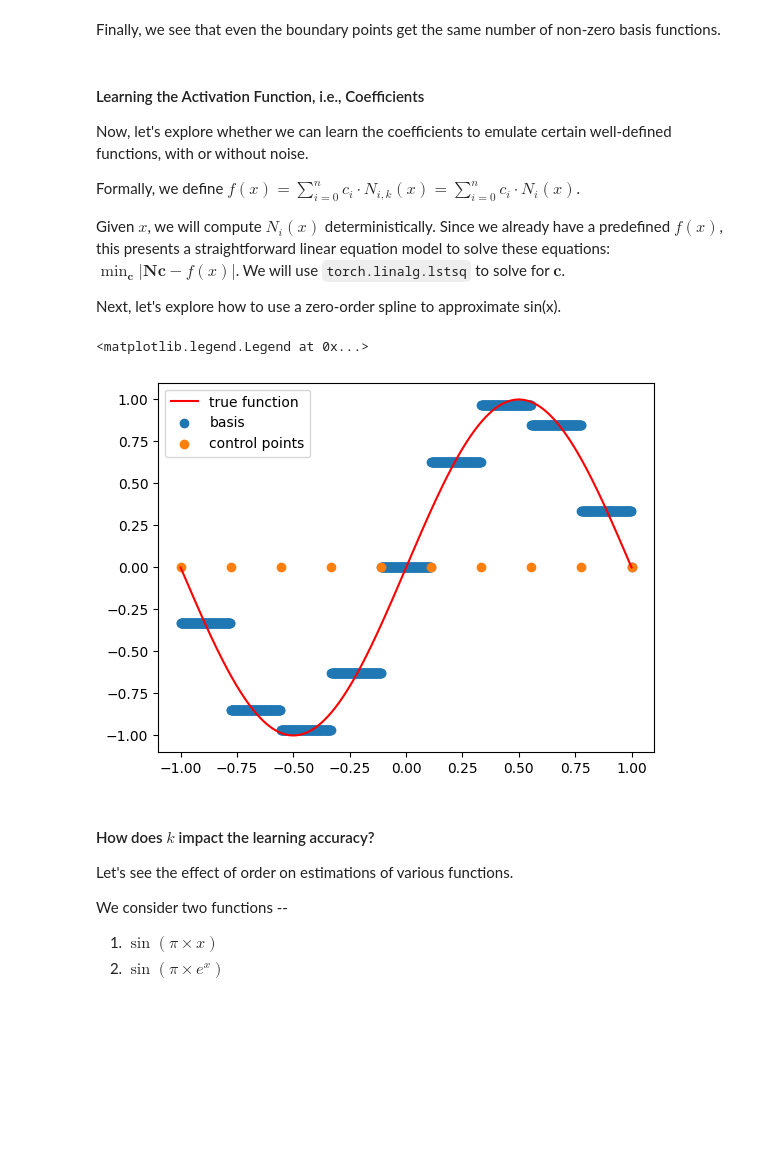
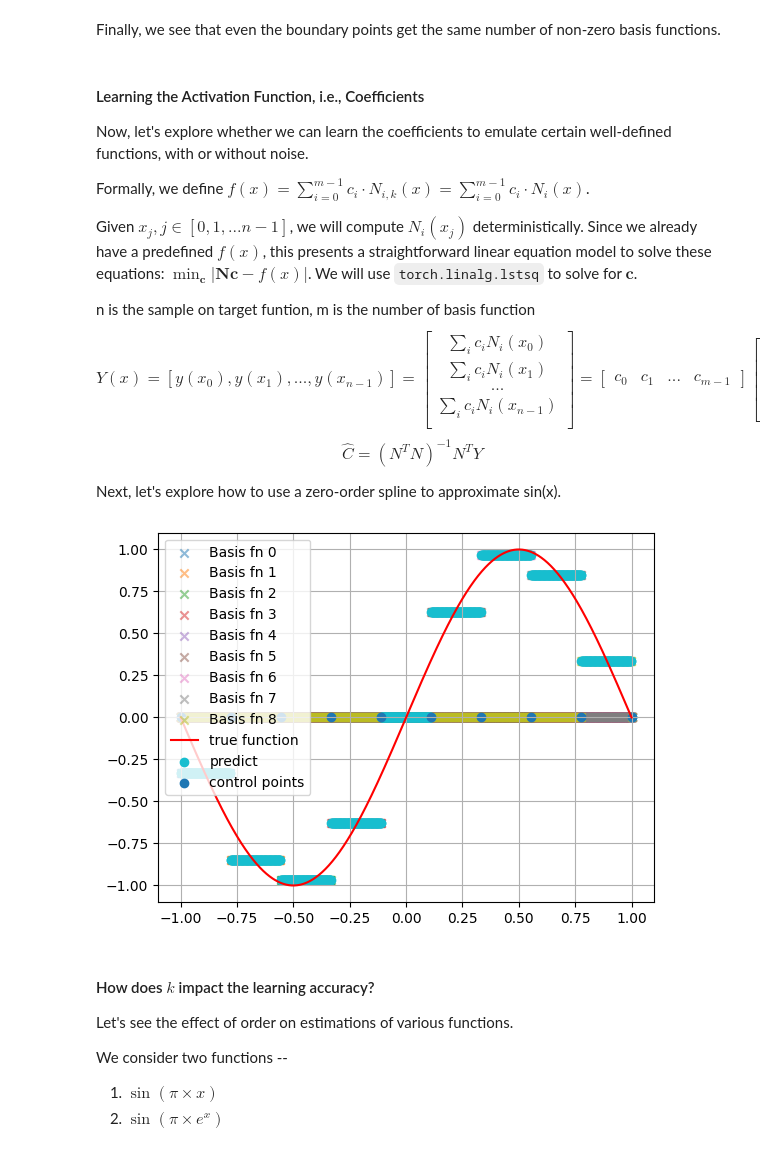
Before and after one commit to HsiuWen/SciML_PPP, a Jupyter notebook: KAN_Bsplines.ipynb, the cells around one changed output. Saved outputs shown, nothing was run; the diff lists cells and outputs as text; code cells hidden in the pictures; blank space fills up the shorter version.

Commit message:
solve bugs and improve the math

```diff
--- a/KAN_Bsplines.ipynb
+++ b/KAN_Bsplines.ipynb
@@ -193,7 +196,7 @@ def extend_grid(grid, k):
 
     return grid
 # %%
-def eval_basis_functions(x_eval, grid, k, extend_on='true'):
+def eval_basis_functions(x_eval, grid, k):
     """
     Returns the value of basis functions defiend for order-k splines and control points defined in `grid`.
 
@@ -201,20 +204,16 @@ def eval_basis_functions(x_eval, grid, k, extend_on='true'):
         x_eval: number of samples x number of dimensions
         grid: number of splines x number of control points
         k (scalar): order of spline
-        extend_on: turn on extened grid function
 
     Returns:
         bases: number of samples x number of dimensions x number of basis functions
+        grid_: number of splines x number of control points
     """
 
-
-    if extend_on:
-        grid_ = extend_grid(grid, k)
-    else:
-        grid_ = grid
+    grid_ = extend_grid(grid, k)
 
     # Reshape so that each x can be compared to each control point
-    grid_ = grid.unsqueeze(dim=2)
+    grid_ = grid_.unsqueeze(dim=2)
     x_ = x_eval.unsqueeze(dim=1)
 
     for idx in range(k+1):
@@ -226,7 +225,7 @@ def eval_basis_functions(x_eval, grid, k, extend_on='true'):
             bases = bases1 + bases2
 
 
-    return bases.transpose(1, 2) * 1.0, grid_
+    return bases.transpose(1, 2) * 1.0
 # %%
 grid = torch.linspace(-1, 1, steps=10)
 x = torch.linspace(-1, 1, steps=1000) # we take the entire domain to plot the basis function as a function of x
@@ -235,13 +234,13 @@ x = torch.linspace(-1, 1, steps=1000) # we take the entire domain to plot the ba
 grid_ = grid.unsqueeze(dim=0)
 x_ = x.unsqueeze(dim=1)
 
-value1, grid_ex1 = eval_basis_functions(x_, grid_, k=0)
+value1= eval_basis_functions(x_, grid_, k=0)
 
-value2,grid_ex2 = eval_basis_functions(x_, grid_, k=1)
+value2= eval_basis_functions(x_, grid_, k=1)
 
-value3,grid_ex3 = eval_basis_functions(x_, grid_, k=2)
+value3= eval_basis_functions(x_, grid_, k=2)
 
-value4,grid_ex4 = eval_basis_functions(x_, grid_, k=3)
+value4= eval_basis_functions(x_, grid_, k=3)
 
 print(f"k=0, number of basis functions: {value1.shape[-1]}")
 print(f"k=1, number of basis functions: {value2.shape[-1]}")
@@ -276,24 +275,59 @@ Finally, we see that even the boundary points get the same number of non-zero ba
 
 Now, let's explore whether we can learn the coefficients to emulate certain well-defined functions, with or without noise.
 
-Formally, we define $ f(x) = \sum_{i=0}^{n} c_i \cdot N_{i, k}(x) = \sum_{i=0}^{n} c_i \cdot N_i(x) $.
+Formally, we define $ f(x) = \sum_{i=0}^{m-1} c_i \cdot N_{i, k}(x) = \sum_{i=0}^{m-1} c_i \cdot N_i(x) $.
 
-Given $ x $, we will compute $ N_i(x) $ deterministically. Since we already have a predefined $ f(x) $, this presents a straightforward linear equation model to solve these equations: $ \min_{\mathbf{c}} |\mathbf{Nc} - f(x)| $. We will use `torch.linalg.lstsq` to solve for $ \mathbf{c} $.
+Given $ x_{j}, j \in [0,1,...n-1] $, we will compute $ N_i(x_{j}) $ deterministically. Since we already have a predefined $ f(x) $, this presents a straightforward linear equation model to solve these equations: $ \min_{\mathbf{c}} |\mathbf{Nc} - f(x)| $. We will use `torch.linalg.lstsq` to solve for $ \mathbf{c} $.
+
+n is the sample on target funtion, m is the number of basis function
+$$
+Y(x)=[y(x_{0}),y(x_{1}),...,y(x_{n-1})]=
+   {
+    \begin{bmatrix}
+    \sum_{i}c_{i}N_{i}(x_{0}) \\
+    \sum_{i}c_{i}N_{i}(x_{1})\\
+    ... \\
+    \sum_{i}c_{i}N_{i}(x_{n-1})\\
+    \end{bmatrix}=
+    \begin{bmatrix}
+    c_{0} & c_{1} & ... & c_{m-1}
+    \end{bmatrix}
+    \begin{bmatrix}
+    N_{0}(x_{0}) & N_{0}(x_{1}) & ... & N_{0}(x_{n-1}) \\
+    N_{1}(x_{0}) & N_{1}(x_{1}) & ... & N_{1}(x_{n-1}) \\
+    ... & ...&...&...\\
+    N_{m-1}(x_{0}) & N_{m-1}(x_{1}) & ... & N_{m-1}(x_{n-1})
+    \end{bmatrix}=CN
+   }
+$$
+$$
+\hat{C} = (N^{T}N)^{-1}N^{T}Y
+$$
 
 Next, let's explore how to use a zero-order spline to approximate sin(x).
 # %%
+# change this to see the effect of different k
+k=0
+value = value1 # basis functions from previous section
+
 fn = lambda x: torch.sin(torch.pi * x) # define a function that we need to match
-coeff1 = torch.linalg.lstsq(value1.squeeze(1), fn(x)).solution #find the coefficients
+coeff = torch.linalg.lstsq(value.squeeze(1), fn(x)).solution #find the coefficients
 
-y_pred = torch.einsum('i,ji->j',coeff1,value1.squeeze(1))
+y_pred = torch.einsum('i,ji->j',coeff,value.squeeze(1))
+
+grid_test = extend_grid(grid_, k) # for visualization only
+
+
+for idx in range(value.shape[-1]):
+    plt.scatter(x, coeff[idx]*value[:, 0, idx], marker='x', label=f"Basis fn {idx}", alpha=0.5)
 plt.plot(x,fn(x),'r',label='true function')
-plt.scatter(x,y_pred,label='basis')
-plt.scatter(grid_ex1[0,:,0],torch.zeros(grid_ex1.shape[1]),label='control points')
+plt.scatter(x,y_pred,label='predict')
+plt.scatter(grid_test[0,:],torch.zeros(grid_test.shape[1]),label='control points')
 
 plt.legend()
+plt.grid()
 # %% [output]
-<matplotlib.legend.Legend at 0x...>
-[figure, old version]
+[figure, new version]
 # %% [markdown]
 #### How does $k$ impact the learning accuracy?
 
```
Also changed, not shown: parts of 9 cells of this notebook.
